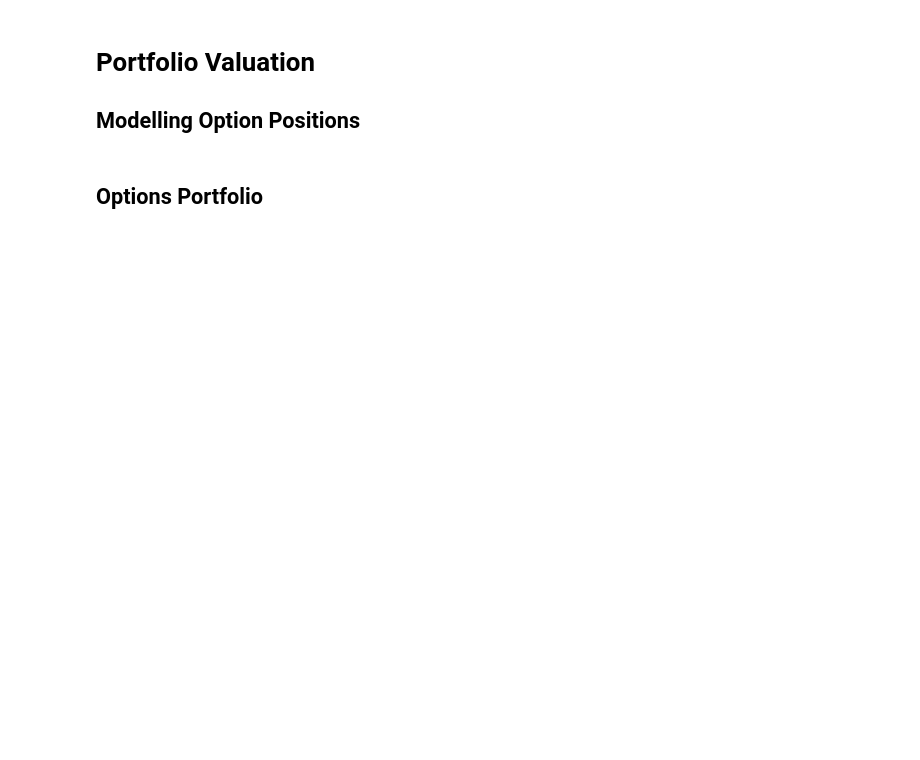
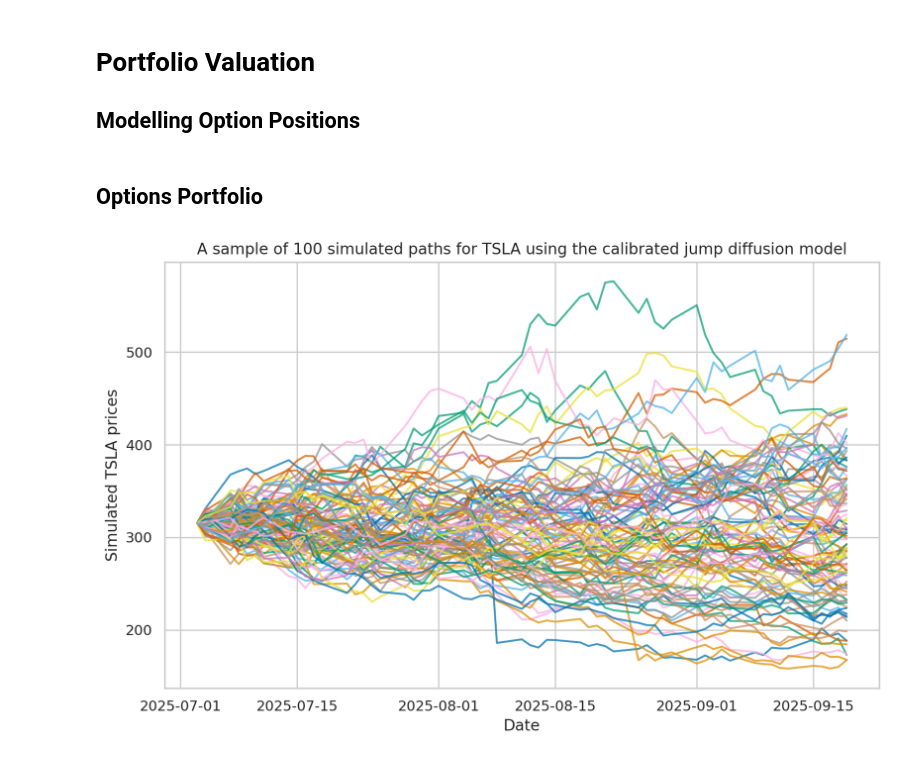
Before and after one commit to patrickmthisi/Derivative_Portfolio_valuation_using_option_chain_data, a Jupyter notebook: Market_based_valuation_of_TLSA_American_Put_Options.ipynb, the cells around one changed output. Saved outputs shown, nothing was run; the diff lists cells and outputs as text; code cells hidden in the pictures; blank space fills up the shorter version.

```diff
--- a/Market_based_valuation_of_TLSA_American_Put_Options.ipynb
+++ b/Market_based_valuation_of_TLSA_American_Put_Options.ipynb
@@ -333,6 +367,17 @@ val_env.add_constant('paths', 25_000)
 underlyings = {'tsla_model': me_tsla}
 # %%
 portfolio = dx.derivatives_portfolio('portfolio', option_positions, val_env, underlyings)
+# %%
+path_jd = portfolio.underlying_objects["tsla_model"].get_instrument_values()[:, 500:600]
+plt.figure()
+plt.plot(portfolio.time_grid, path_jd, alpha=0.75)
+plt.xlabel("Date")
+plt.ylabel("Simulated TSLA prices")
+plt.title("A sample of 100 simulated paths for TSLA using the calibrated jump diffusion model")
+
+plt.xticks(rotation=0);
+# %% [output]
+[figure, added]
 # %%
 %time results = portfolio.get_statistics(fixed_seed=True)
 # %% [output]
```
Also changed, not shown: parts of 19 cells of this notebook.
